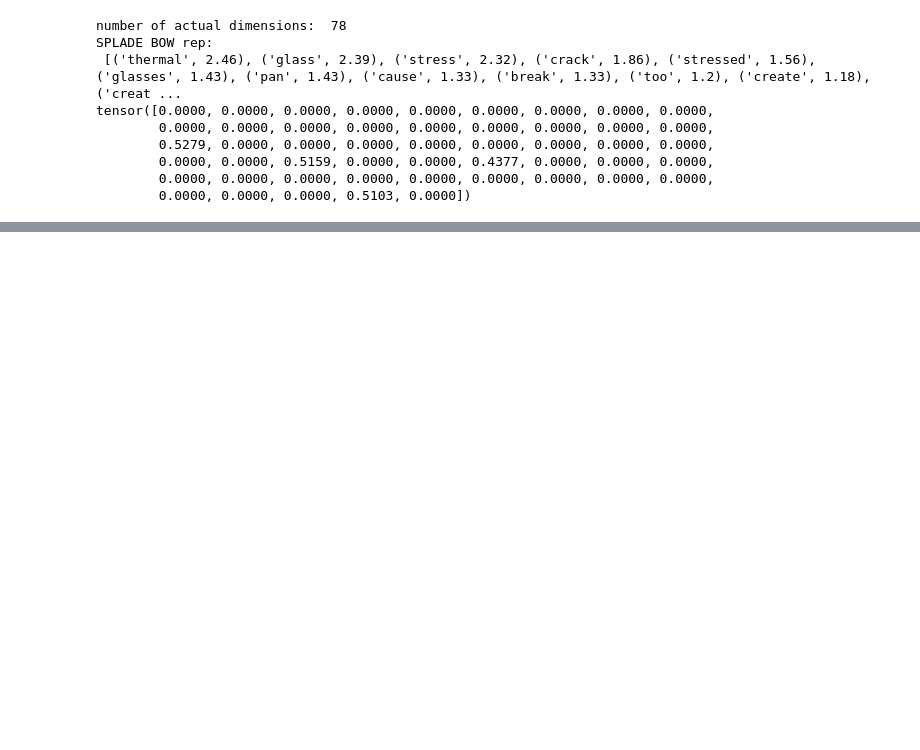
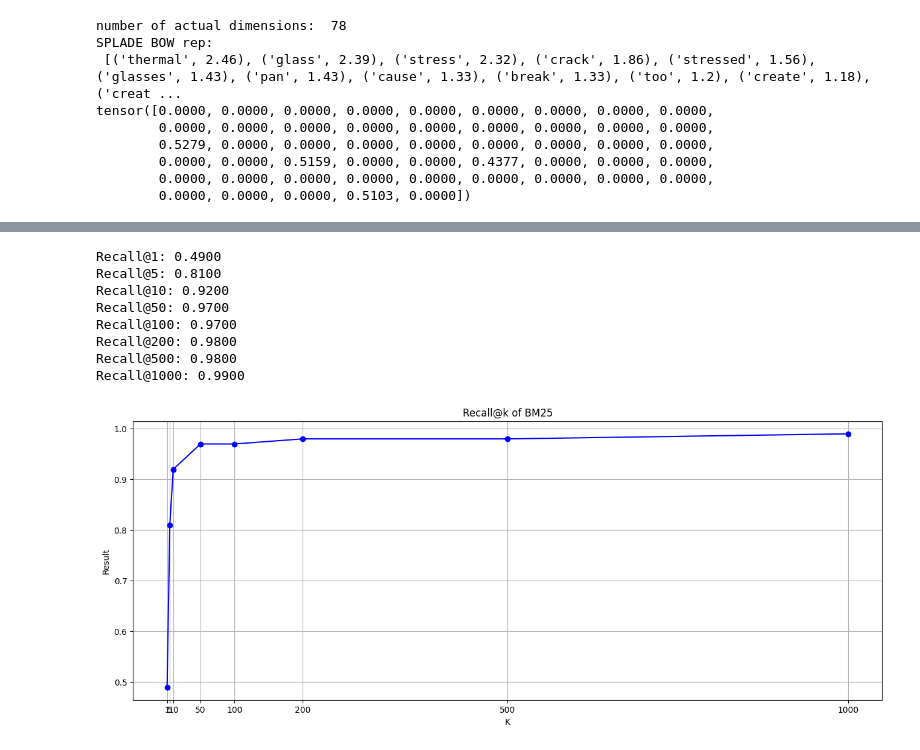
Before and after one commit to 2024-Research-Internship/Information_Retrieval_Study, a Jupyter notebook: sparse/SPLADE_Baseline.ipynb, the cells around one changed output, grey strips where cells are left out. Drawn from its saved outputs; the diff is of its cells as text; code cells hidden in the pictures; blank space fills up the shorter version.

```diff
--- a/sparse/SPLADE_Baseline.ipynb
+++ b/sparse/SPLADE_Baseline.ipynb
@@ -151,0 +179,8 @@ document_corpus
+# %%
+#document의 oldid를 저장하는 리스트와, sparse vector, doc_bow_rep 각각을 분리합니다
+docid_list = [k for (k,v) in document_sparse_vector_dict.items()]
+doc_bow_rep_list = [v[1] for (k,v) in document_sparse_vector_dict.items()]
+doc_sparse_rep_list = [v[0] for (k,v) in document_sparse_vector_dict.items()]
+
+#scipy를 통한 sparse 검색을 위해, doc_sparse_rep_list를 [# of document, dim] 크기의 np array로 변환합니다
+doc_sparse_rep_nparray = np.array([tensor.numpy() for tensor in doc_sparse_rep_list])
@@ -151,0 +263,45 @@ document_corpus
+# %%
+#예측 성능을 시각화합니다. 여기서는 Recall 평가지표를 사용합니다.
+def recall_at_k(relevant_docs, predicted_docs, k):
+    relevant_set = set(relevant_docs)
+    predicted_at_k = set(predicted_docs[:k])
+    recall = len(relevant_set & predicted_at_k) / min(len(relevant_set),k)
+    return recall
+
+#Recall@K의 K값 리스트입니다.
+k_values = [1, 5, 10, 50, 100, 200, 500, 1000]
+
+results = {k: [] for k in k_values}
+
+#각 query에 대해 recall값을 계산합니다.
+for qid, (relevant, predicted) in tqdm(result.items()):
+    for k in k_values:
+        recall = recall_at_k(relevant, predicted, k)
+        results[k].append(recall)
+
+#K 단위로 예측한 recall 값을 평균합니다.
+average_recall = {k: sum(recalls) / len(recalls) for k, recalls in results.items()}
+# %%
+#결과 출력 및 시각화를 진행합니다.
+for k, recall in average_recall.items():
+    print(f"Recall@{k}: {recall:.4f}")
+
+plt.figure(figsize=(16, 6))
+plt.plot(list(average_recall.keys()), list(average_recall.values()), marker='o', linestyle='-', color='b')
+
+plt.title('Recall@k of BM25')
+plt.xlabel('K')
+plt.ylabel('Result')
+plt.xticks(k_values)
+plt.grid(True)
+plt.show()
+# %% [output]
+Recall@1: 0.4900
+Recall@5: 0.8100
+Recall@10: 0.9200
+Recall@50: 0.9700
+Recall@100: 0.9700
+Recall@200: 0.9800
+Recall@500: 0.9800
+Recall@1000: 0.9900
+[figure, added]
```
Also changed, not shown: parts of 10 cells of this notebook.
